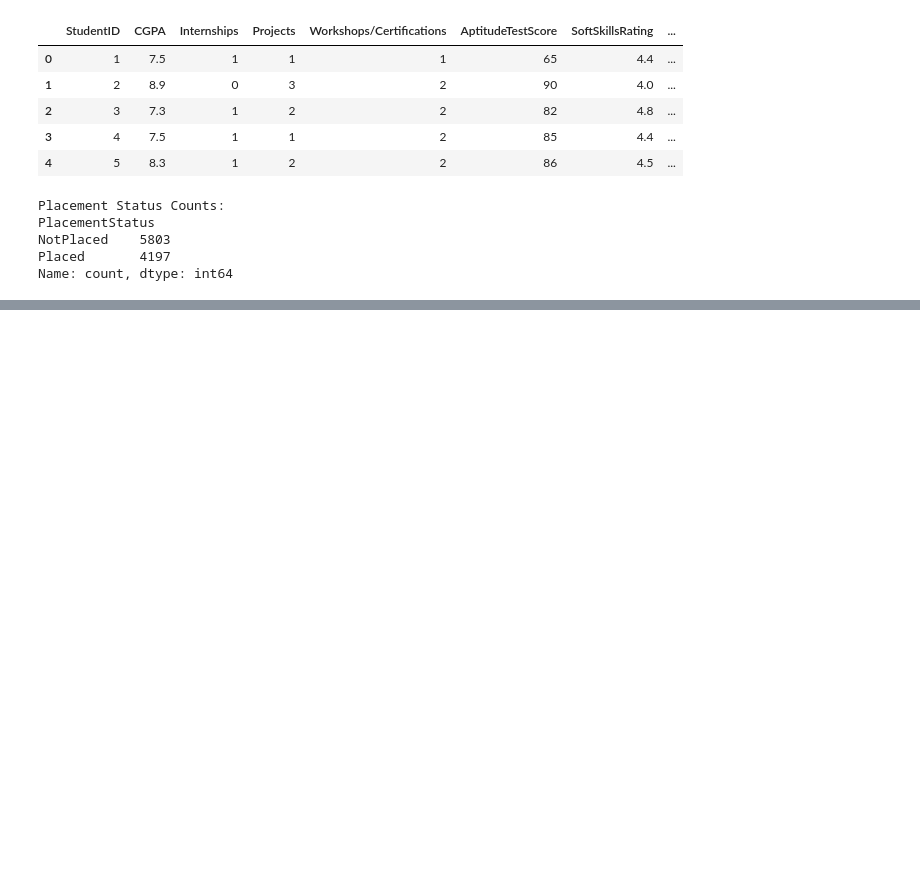
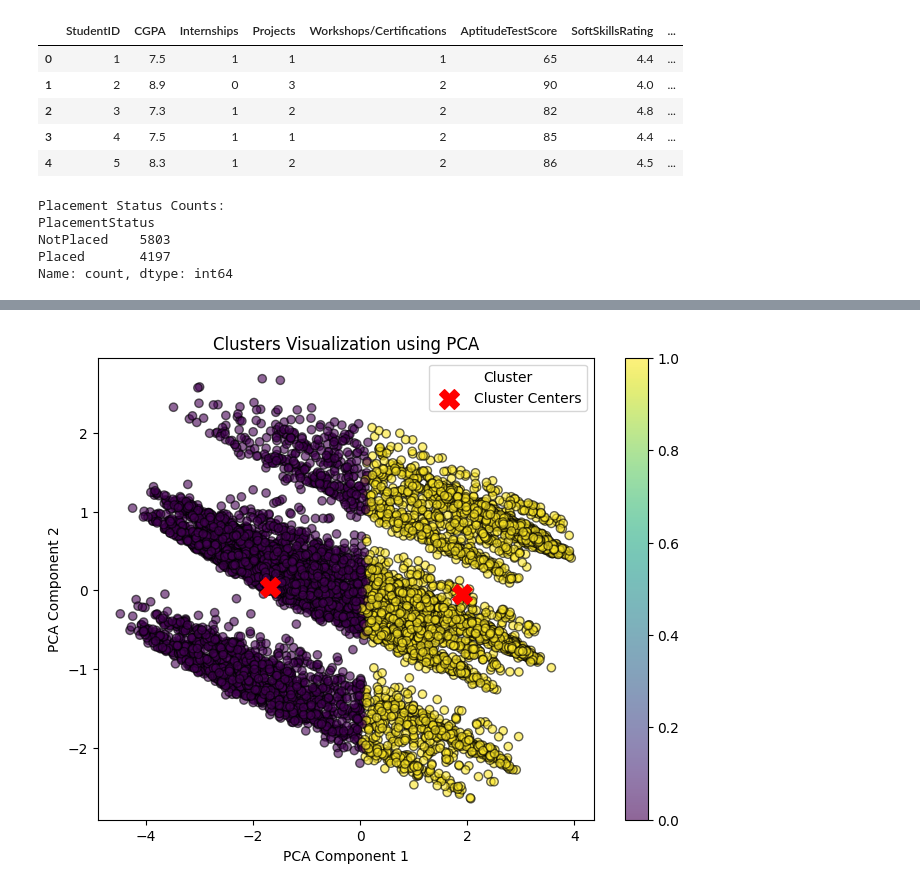
Before and after one commit to Hadeelhs/student-placement-prediction, a Jupyter notebook: placement_prediction.ipynb, the cells around one changed output, grey strips where cells are left out. Saved outputs shown, nothing was run; the diff lists cells and outputs as text; code cells hidden in the pictures; blank space fills up the shorter version.

```diff
--- a/placement_prediction.ipynb
+++ b/placement_prediction.ipynb
@@ -105,10 +78,0 @@ features = [col for col in data.columns if col != 'PlacementStatus']
-# %%
-# Apply K-Means Clustering with 2 clusters
-model = KMeans(n_clusters=2, init='k-means++', random_state=42)
-model.fit(data[features])
-
-# Get cluster labels
-labels = model.labels_
-
-# Add cluster labels to the dataset
-data['Cluster'] = labels
@@ -129,0 +79,18 @@ plt.show()
+# %%
+# Remove rows with missing labels (PlacementStatus)
+data_clean = data.dropna(subset=['PlacementStatus']).copy()
+
+# Extract features (excluding the target variable)
+features = data_clean.iloc[:, :-1]  # Use data_clean, not data
+
+# Apply K-Means Clustering
+num_clusters = 2
+kmeans = KMeans(n_clusters=num_clusters, random_state=42, n_init=10)
+data_clean['Cluster'] = kmeans.fit_predict(features)  # Assign clusters to data_clean
+
+# Map Clusters to Placement Labels
+cluster_map = data_clean.groupby('Cluster')['PlacementStatus'].mean()
+placement_mapping = {cluster_map.idxmax(): 1, cluster_map.idxmin(): 0}
+data_clean['Predicted_Placement'] = data_clean['Cluster'].map(placement_mapping)
+
+print(data_clean.head())  # Verify output
@@ -129,0 +115,19 @@ plt.show()
+# %%
+# 🔥 PCA for Cluster Visualization with Center Points
+pca = PCA(n_components=2)
+X_pca = pca.fit_transform(features)  # Only numerical features
+
+# Get cluster centers
+cluster_centers_pca = pca.transform(kmeans.cluster_centers_)
+
+plt.figure(figsize=(8, 6))
+plt.scatter(X_pca[:, 0], X_pca[:, 1], c=kmeans.predict(features), cmap='viridis', alpha=0.6, edgecolor='k')
+plt.colorbar()
+plt.scatter(cluster_centers_pca[:, 0], cluster_centers_pca[:, 1], c='red', marker='X', s=200, label="Cluster Centers")
+plt.xlabel("PCA Component 1")
+plt.ylabel("PCA Component 2")
+plt.title("Clusters Visualization using PCA")
+plt.legend(title="Cluster")
+plt.show()
+# %% [output]
+[figure, added]
```
Also changed, not shown: parts of 9 cells of this notebook.
